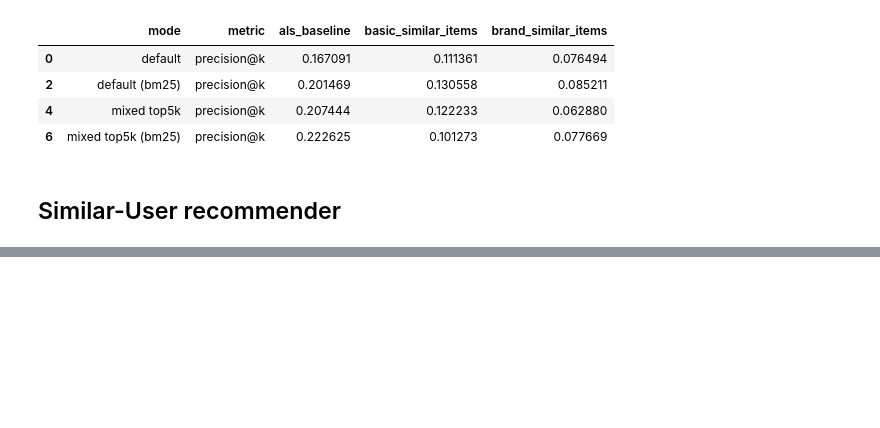
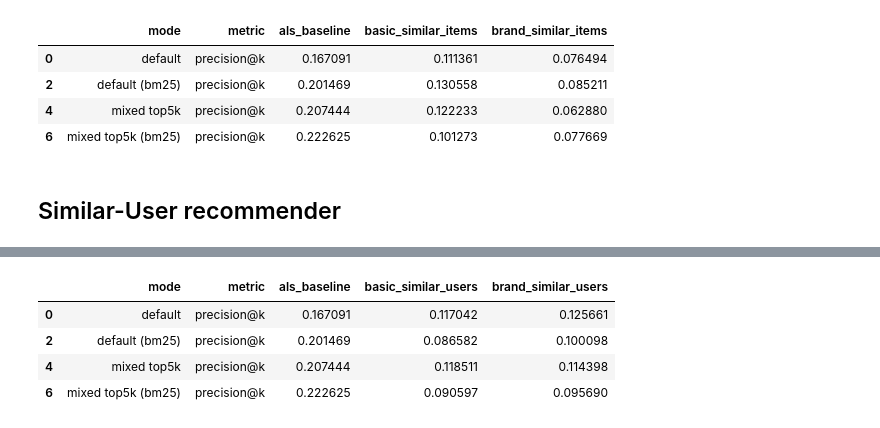
Before and after one commit to j2cry/gb_recommends, a Jupyter notebook: hw4/hw4.ipynb, the cells around one changed output, grey strips where cells are left out. Saved outputs shown, nothing was run; the diff lists cells and outputs as text; code cells hidden in the pictures; blank space fills up the shorter version.

```diff
--- a/hw4/hw4.ipynb
+++ b/hw4/hw4.ipynb
@@ -396,0 +506,9 @@ metrics[metrics['metric'] == 'precision@k']
+# %%
+metrics = pd.read_csv('metrics_similar_users.csv')
+metrics[metrics['metric'] == 'precision@k']
+# %% [output]
+|  | mode | metric | als_baseline | basic_similar_users | brand_similar_users |
+| 0 | default | precision@k | 0.167091 | 0.117042 | 0.125661 |
+| 2 | default (bm25) | precision@k | 0.201469 | 0.086582 | 0.100098 |
+| 4 | mixed top5k | precision@k | 0.207444 | 0.118511 | 0.114398 |
+| 6 | mixed top5k (bm25) | precision@k | 0.222625 | 0.090597 | 0.095690 |
```
Also changed, not shown: parts of 20 cells of this notebook, 2 other files.
